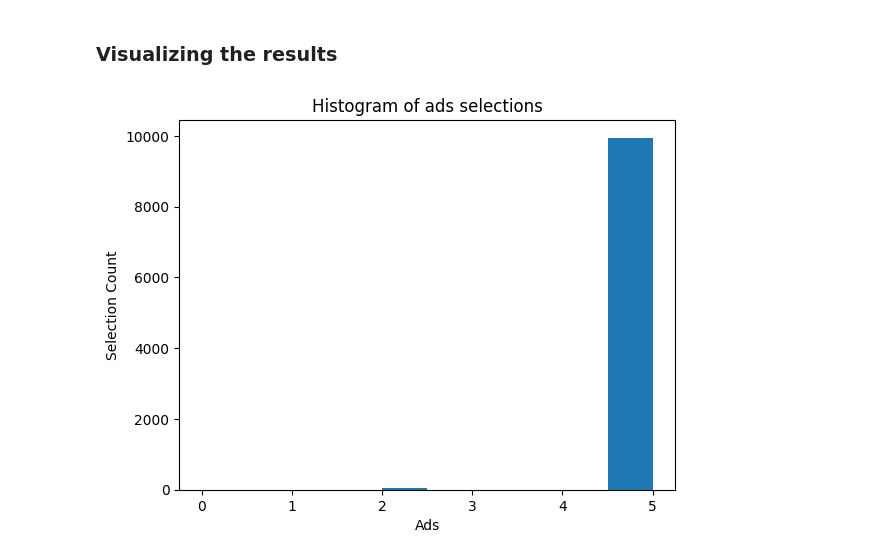
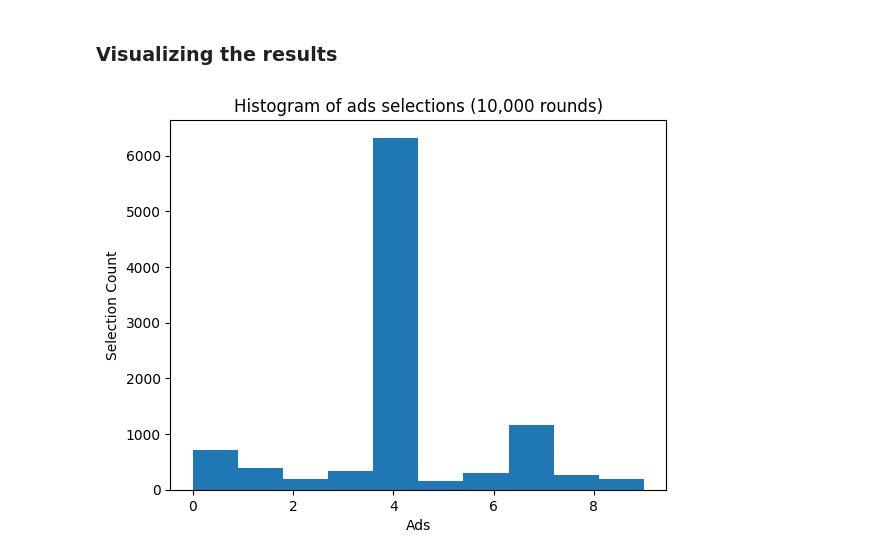
Before and after one commit to singh-nilesh/Learn_ML, a Jupyter notebook: Reinforcement_learning/UCB.ipynb, the cells around one changed output. Drawn from its saved outputs; the diff is of its cells as text; code cells hidden in the pictures.

```diff
--- a/Reinforcement_learning/UCB.ipynb
+++ b/Reinforcement_learning/UCB.ipynb
@@ -91,25 +103,36 @@ N = 10000   # Number of users
 d = 10      # Number of ads
 
 ads_selected = []
-selections = [0] * d   # Number of times an ad was selected, list of n zeros
+selection_count = [0] * d   # Number of times an ad was selected, list of n zeros
 rewards = [0]*d     # Total reward of an ad
 
 for n in range(N):
 
-    UCB = [np.nan] * d
+    upper_bound_max = 0
+    ad_picked = 0
+
     for i in range(d):
 
-        if(dataset.values[n][i] > 0):
-            selections[i] += 1  #Adding to previous selections count
-            rewards[i] += 1      #Adding to previous rewards sum
+        if(selection_count[i] > 0):
+            avg_reward = rewards[i] / selection_count[i]
+            delattr = math.sqrt(3/2 * math.log(n+1) / selection_count[i])
+            upper_bound = avg_reward + delattr
+        else:
+            upper_bound = 1e400  # Infinity
 
-        if(selections[i] > 0):
-            avg_reward = rewards[i] / selections[i]
-            delattr = math.sqrt(3/2 * math.log(n+1) / selections[i])
-            confidence_interval = [avg_reward - delattr, avg_reward + delattr]
-            UCB[i] = confidence_interval[1]
+        if(upper_bound > upper_bound_max):
+            upper_bound_max = upper_bound
+            ad_picked = i
 
-    ads_selected.append(UCB.index(max(UCB)))
+    # We are Picking Only one Ad after every round, so first 10 rounds, Ads will be selected in serial order.
+    ads_selected.append(ad_picked)
+    selection_count[ad_picked] += 1
+
+    # fetching the reward value by user, (0 if not Cliked, 1 if Cliked)
+    reward = dataset.values[n, ad_picked]
+
+    # addint it to total reward for the Ad.
+    rewards[ad_picked] += reward
 
 print(ads_selected)
 # %% [output]
@@ -128,9 +141,9 @@ print(ads_selected)
 ### Visualizing the results
 # %%
 plt.hist(ads_selected)
-plt.title('Histogram of ads selections')
+plt.title('Histogram of ads selections (10,000 rounds)')
 plt.xlabel('Ads')
 plt.ylabel('Selection Count')
 plt.show()
 # %% [output]
-[figure, old version]
+[figure, new version]
```
Also changed, not shown: parts of 10 cells of this notebook, 3 other files.
